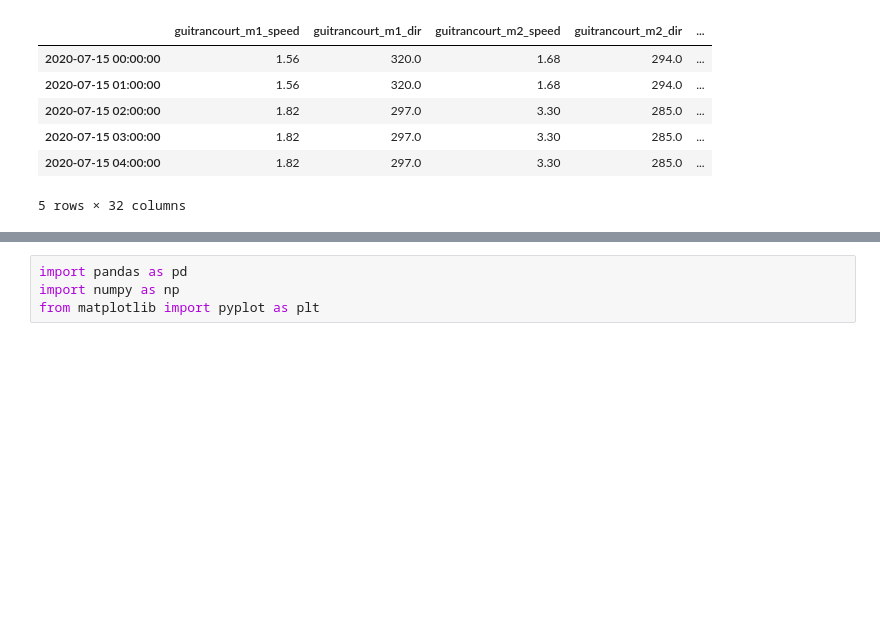
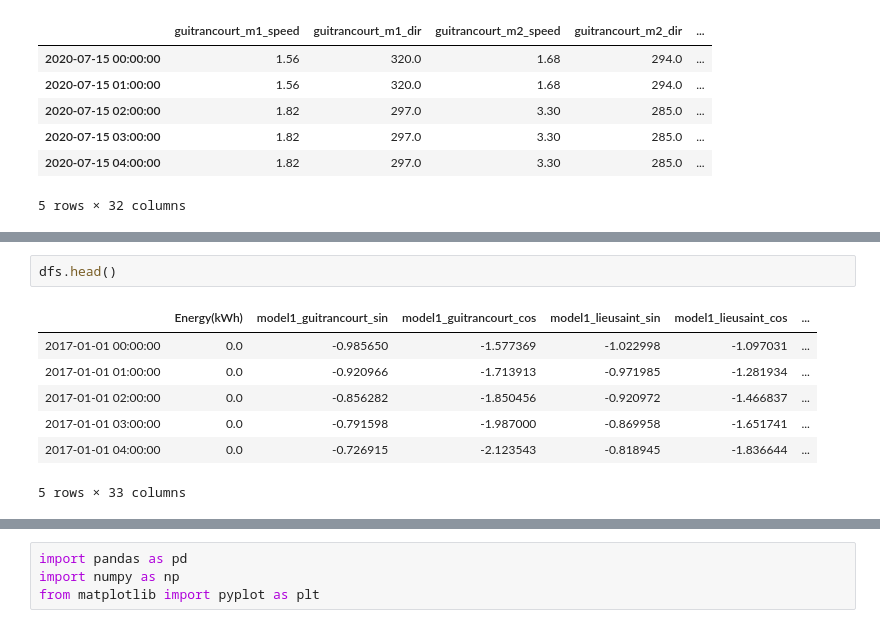
Before and after one commit to mshagirov/datathon2020, a Jupyter notebook: P003/Introduction.ipynb, the cells around one changed output, grey strips where cells are left out. Drawn from its saved outputs; the diff is of its cells as text; blank space fills up the shorter version.

```diff
--- a/P003/Introduction.ipynb
+++ b/P003/Introduction.ipynb
@@ -315,0 +457,10 @@ dfs.head()
+# %%
+dfs.head()
+# %% [output]
+|  | Energy(kWh) | model1_guitrancourt_sin | model1_guitrancourt_cos | model1_lieusaint_sin | model1_lieusaint_cos | ... |
+| 2017-01-01 00:00:00 | 0.0 | -0.985650 | -1.577369 | -1.022998 | -1.097031 | ... |
+| 2017-01-01 01:00:00 | 0.0 | -0.920966 | -1.713913 | -0.971985 | -1.281934 | ... |
+| 2017-01-01 02:00:00 | 0.0 | -0.856282 | -1.850456 | -0.920972 | -1.466837 | ... |
+| 2017-01-01 03:00:00 | 0.0 | -0.791598 | -1.987000 | -0.869958 | -1.651741 | ... |
+| 2017-01-01 04:00:00 | 0.0 | -0.726915 | -2.123543 | -0.818945 | -1.836644 | ... |
+5 rows × 33 columns
```
Also changed, not shown: parts of 22 cells of this notebook, 38 other files.
